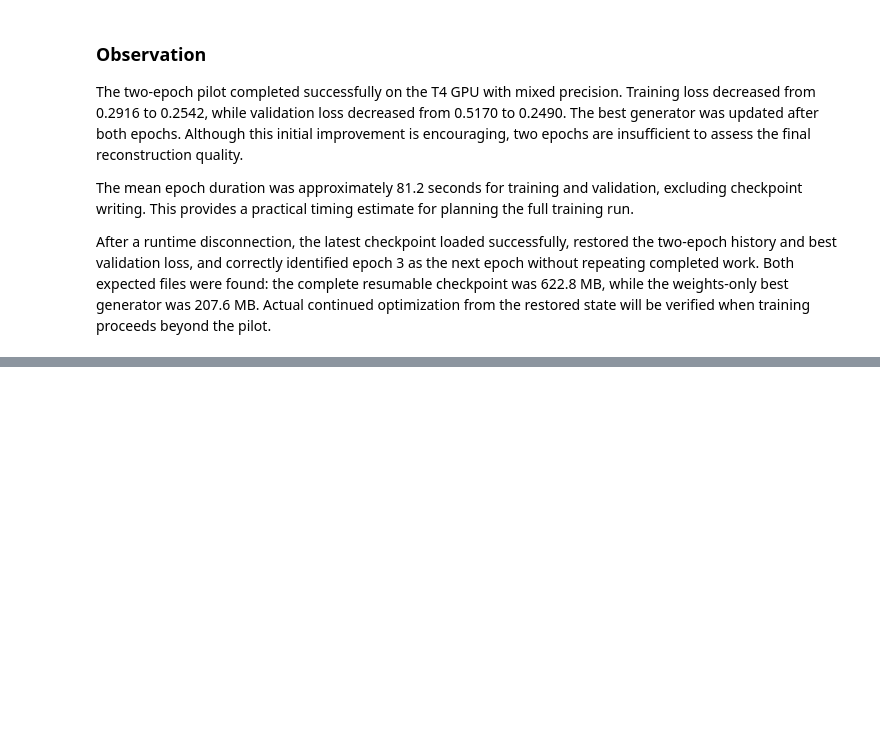
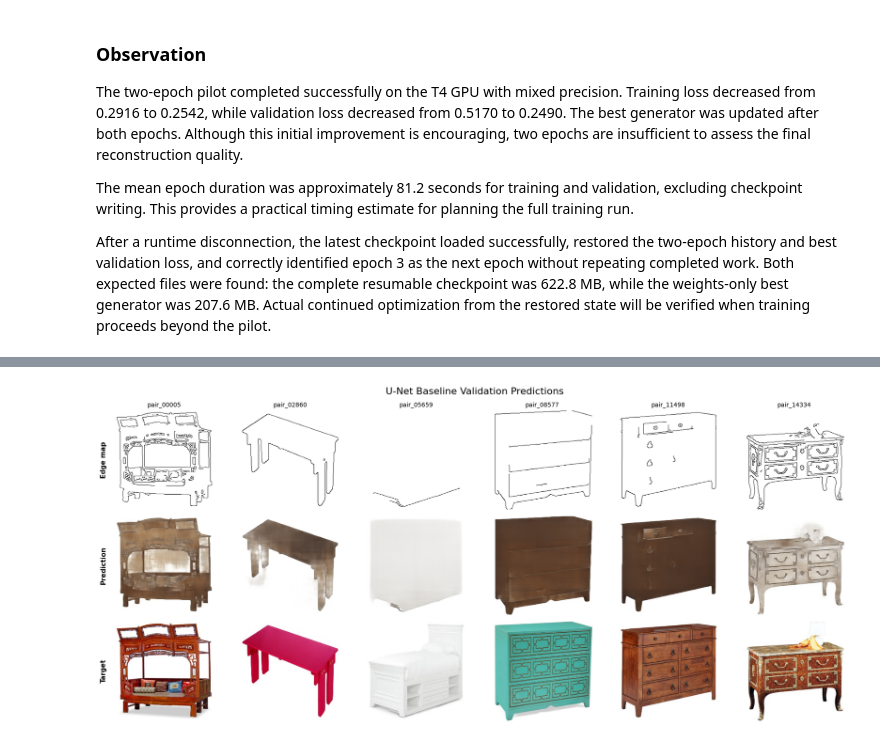
Before and after one commit to Vanya2307/Sketch2Furniture-Generation, a Jupyter notebook: notebooks/03_unet_baseline.ipynb, the cells around one changed output, grey strips where cells are left out. Cells and saved outputs as stored; diff of their text form; code cells hidden in the pictures; blank space fills up the shorter version.

```diff
--- a/notebooks/03_unet_baseline.ipynb
+++ b/notebooks/03_unet_baseline.ipynb
@@ -1510,0 +1840,70 @@ After a runtime disconnection, the latest checkpoint loaded successfully, restor
+# %%
+# Display Validation Predictions
+
+display_rows = [
+    ("Edge map", display_inputs),
+    ("Prediction", display_predictions),
+    ("Target", display_targets),
+]
+
+fig, axes = plt.subplots(
+    nrows=len(display_rows),
+    ncols=NUM_DISPLAY_PAIRS,
+    figsize=(18, 8),
+    squeeze=False,
+)
+
+for column_index, pair_id in enumerate(display_pair_ids):
+    axes[0, column_index].set_title(
+        pair_id,
+        fontsize=10,
+    )
+
+    for row_index, (row_label, images) in enumerate(display_rows):
+        image = (
+            denormalize(images[column_index])
+            .permute(1, 2, 0)
+            .numpy()
+        )
+
+        if image.shape[-1] == 1:
+            axes[row_index, column_index].imshow(
+                image.squeeze(-1),
+                cmap="gray",
+                vmin=0,
+                vmax=1,
+            )
+        else:
+            axes[row_index, column_index].imshow(image)
+
+        axes[row_index, column_index].axis("off")
+
+        if column_index == 0:
+            axes[row_index, column_index].text(
+                -0.08,
+                0.5,
+                row_label,
+                transform=axes[row_index, column_index].transAxes,
+                rotation=90,
+                va="center",
+                ha="right",
+                fontsize=11,
+                fontweight="bold",
+            )
+
+fig.suptitle(
+    "U-Net Baseline Validation Predictions",
+    fontsize=16,
+)
+
+plt.tight_layout()
+
+fig.savefig(
+    FIGURE_DIR / "unet_baseline_validation_predictions.png",
+    dpi=150,
+    bbox_inches="tight",
+)
+
+plt.show()
+# %% [output]
+[figure, added]
```
Also changed, not shown: parts of 12 cells of this notebook.
